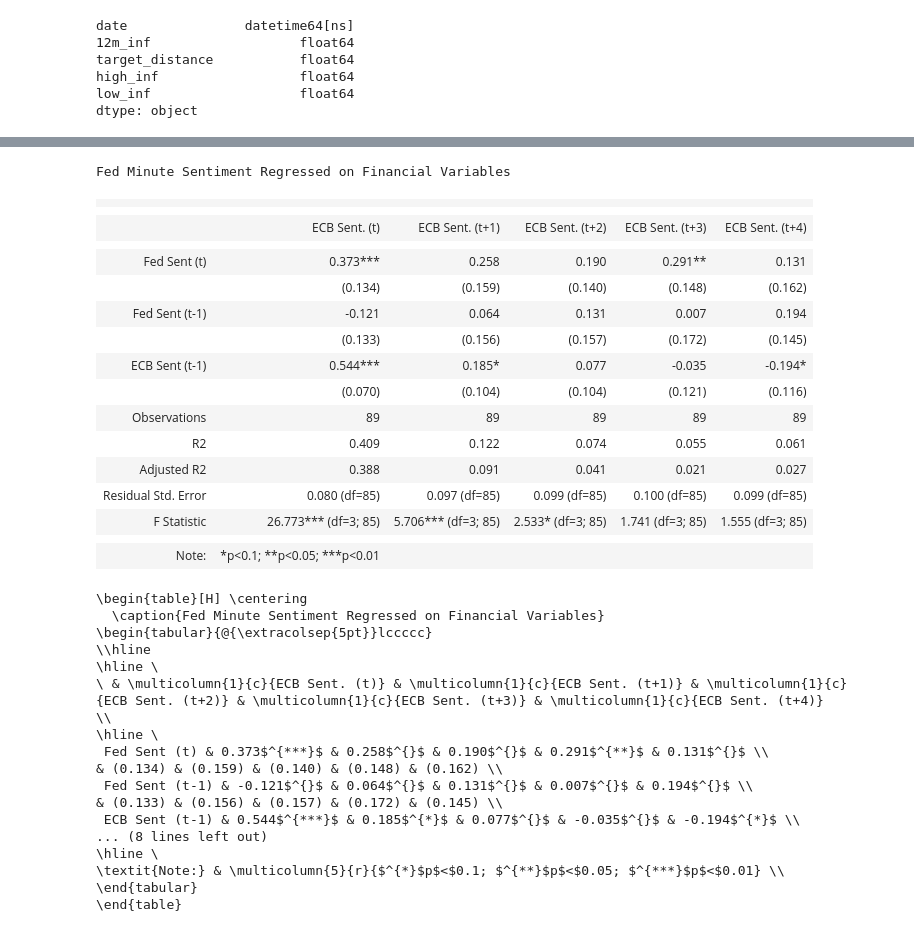
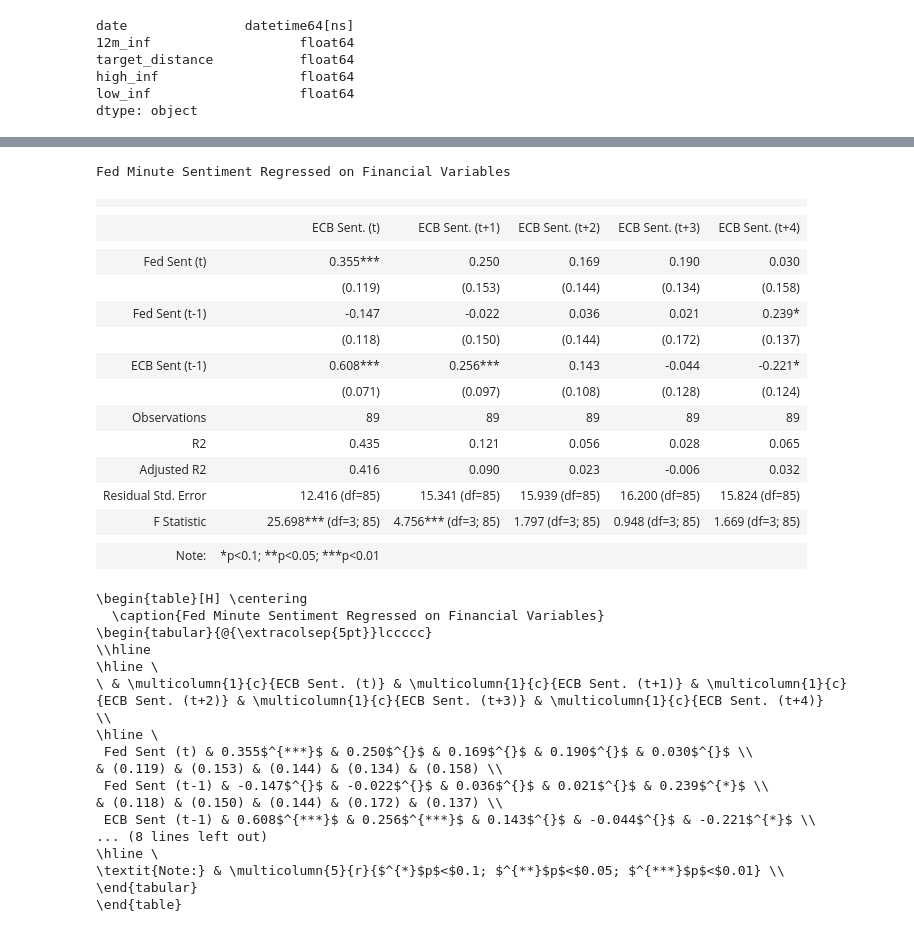
Before and after one commit to KyleNabors/Central-Bank-FinBERT-Analysis, a Jupyter notebook: Sentiment Graphs and Regressions.ipynb, the cells around one changed output, grey strips where cells are left out. Saved outputs shown, nothing was run; the diff lists cells and outputs as text; code cells hidden in the pictures.

```diff
--- a/Sentiment Graphs and Regressions.ipynb
+++ b/Sentiment Graphs and Regressions.ipynb
@@ -120,9 +120,9 @@ for i in range(len(url_map)):
 
     # By Length
 
-    # sent = sent[["date", "sentiment", "len"]]
-    # sent["sentiment"] = sent["sentiment"] * sent["len"]
-    # sent = sent.drop(columns=["len"])
+    sent = sent[["date", "sentiment", "len"]]
+    sent["sentiment"] = sent["sentiment"] * sent["len"]
+    sent = sent.drop(columns=["len"])
 
     sent = sent[["date", "sentiment"]]
 
@@ -161,11 +161,11 @@ for i in range(len(url_map)):
     sent = sent.rename(columns={"sentiment": url_map["document"][i]})
     sentiment = pd.merge(sentiment, sent, how="outer", left_on="date", right_on="date")
 # %%
-fedfunds = pd.read_csv(
-    "/Users/kylenabors/Documents/Database/Market Data/Fed Funds/Fed Funds.csv"
-)
-fedfunds["date"] = pd.to_datetime(fedfunds["date"])
-sentiment = pd.merge(sentiment, fedfunds, how="left", left_on="date", right_on="date")
+# fedfunds = pd.read_csv(
+#     "/Users/kylenabors/Documents/Database/Market Data/Fed Funds/Fed Funds.csv"
+# )
+# fedfunds["date"] = pd.to_datetime(fedfunds["date"])
+# sentiment = pd.merge(sentiment, fedfunds, how="left", left_on="date", right_on="date")
 # %%
 stocks = sentiment.copy(deep=True)
 stocks = stocks[["date", "sp500_return", "stoxx"]]
@@ -210,6 +210,10 @@ for i in range(0, 5):
     sentiment[f"volatility_lag_{i}"] = sentiment["volatility"].shift(i)
     sentiment[f"fsi_lag_{i}"] = sentiment["fsi"].shift(i)
     sentiment[f"press_conferences_lag_{i}"] = sentiment["press_conferences"].shift(i)
+    sentiment[f"fedfunds_lag_{i}"] = sentiment["fedfunds"].shift(i)
+    sentiment[f"euro_funds_lag_{i}"] = sentiment["euro_funds"].shift(i)
+    sentiment[f"fedfunds_forward_{i}"] = sentiment["fedfunds"].shift(-i)
+    sentiment[f"euro_funds_forward_{i}"] = sentiment["euro_funds"].shift(-i)
 # %%
 sentiment = pd.merge(sentiment, stocks, how="left", left_on="date", right_on="date")
 # %%
@@ -464,48 +463,44 @@ stargazer.custom_columns(
 )
 
 stargazer.covariate_order(
     [
         "fed_minutes",
         "fed_minutes_1",
         "press_conferences_1",
     ]
 )
 
 stargazer.rename_covariates(
     {
         "fed_minutes": "Fed Sent (t)",
         "fed_minutes_1": "Fed Sent (t-1)",
         "press_conferences_1": "ECB Sent (t-1)",
     }
 )
 # Display the Stargazer output
 display(HTML(stargazer.render_html()))
 
 # Modify the LaTeX output to remove all \\[-1.8ex]
 latex_output = stargazer.render_latex().replace("\\[-1.8ex]", "")
 latex_output = latex_output.replace("!htbp", "H")
 print(latex_output)
-
-# Output to picture
-pystout(latex_output, output=f"{output_path}/Regression {reg_count}.png", dpi=500)
-reg_count += 1
 # %% [output]
 Fed Minute Sentiment Regressed on Financial Variables
 |  |  |  |  |  |  |
 |  |
 |  | ECB Sent. (t) | ECB Sent. (t+1) | ECB Sent. (t+2) | ECB Sent. (t+3) | ECB Sent. (t+4) |
 |  |  |  |  |  |  |
-| Fed Sent (t) | 0.373*** | 0.258 | 0.190 | 0.291** | 0.131 |
-|  | (0.134) | (0.159) | (0.140) | (0.148) | (0.162) |
-| Fed Sent (t-1) | -0.121 | 0.064 | 0.131 | 0.007 | 0.194 |
-|  | (0.133) | (0.156) | (0.157) | (0.172) | (0.145) |
-| ECB Sent (t-1) | 0.544*** | 0.185* | 0.077 | -0.035 | -0.194* |
-|  | (0.070) | (0.104) | (0.104) | (0.121) | (0.116) |  |  |  |  |  |  |
+| Fed Sent (t) | 0.355*** | 0.250 | 0.169 | 0.190 | 0.030 |
+|  | (0.119) | (0.153) | (0.144) | (0.134) | (0.158) |
+| Fed Sent (t-1) | -0.147 | -0.022 | 0.036 | 0.021 | 0.239* |
+|  | (0.118) | (0.150) | (0.144) | (0.172) | (0.137) |
+| ECB Sent (t-1) | 0.608*** | 0.256*** | 0.143 | -0.044 | -0.221* |
+|  | (0.071) | (0.097) | (0.108) | (0.128) | (0.124) |  |  |  |  |  |  |
 | Observations | 89 | 89 | 89 | 89 | 89 |
-| R2 | 0.409 | 0.122 | 0.074 | 0.055 | 0.061 |
-| Adjusted R2 | 0.388 | 0.091 | 0.041 | 0.021 | 0.027 |
-| Residual Std. Error | 0.080 (df=85) | 0.097 (df=85) | 0.099 (df=85) | 0.100 (df=85) | 0.099 (df=85) |
-| F Statistic | 26.773*** (df=3; 85) | 5.706*** (df=3; 85) | 2.533* (df=3; 85) | 1.741 (df=3; 85) | 1.555 (df=3; 85) |
+| R2 | 0.435 | 0.121 | 0.056 | 0.028 | 0.065 |
+| Adjusted R2 | 0.416 | 0.090 | 0.023 | -0.006 | 0.032 |
+| Residual Std. Error | 12.416 (df=85) | 15.341 (df=85) | 15.939 (df=85) | 16.200 (df=85) | 15.824 (df=85) |
+| F Statistic | 25.698*** (df=3; 85) | 4.756*** (df=3; 85) | 1.797 (df=3; 85) | 0.948 (df=3; 85) | 1.669 (df=3; 85) |
 |  |  |  |  |  |  |
 | Note: | *p<0.1; **p<0.05; ***p<0.01 |  |  |  |  |
 \begin{table}[H] \centering
@@ -515,11 +510,11 @@ Fed Minute Sentiment Regressed on Financial Variables
 \hline \
 \ & \multicolumn{1}{c}{ECB Sent. (t)} & \multicolumn{1}{c}{ECB Sent. (t+1)} & \multicolumn{1}{c}{ECB Sent. (t+2)} & \multicolumn{1}{c}{ECB Sent. (t+3)} & \multicolumn{1}{c}{ECB Sent. (t+4)}  \\
 \hline \
- Fed Sent (t) & 0.373$^{***}$ & 0.258$^{}$ & 0.190$^{}$ & 0.291$^{**}$ & 0.131$^{}$ \\
-& (0.134) & (0.159) & (0.140) & (0.148) & (0.162) \\
- Fed Sent (t-1) & -0.121$^{}$ & 0.064$^{}$ & 0.131$^{}$ & 0.007$^{}$ & 0.194$^{}$ \\
-& (0.133) & (0.156) & (0.157) & (0.172) & (0.145) \\
- ECB Sent (t-1) & 0.544$^{***}$ & 0.185$^{*}$ & 0.077$^{}$ & -0.035$^{}$ & -0.194$^{*}$ \\
+ Fed Sent (t) & 0.355$^{***}$ & 0.250$^{}$ & 0.169$^{}$ & 0.190$^{}$ & 0.030$^{}$ \\
+& (0.119) & (0.153) & (0.144) & (0.134) & (0.158) \\
+ Fed Sent (t-1) & -0.147$^{}$ & -0.022$^{}$ & 0.036$^{}$ & 0.021$^{}$ & 0.239$^{*}$ \\
+& (0.118) & (0.150) & (0.144) & (0.172) & (0.137) \\
+ ECB Sent (t-1) & 0.608$^{***}$ & 0.256$^{***}$ & 0.143$^{}$ & -0.044$^{}$ & -0.221$^{*}$ \\
 ... (8 lines left out)
 \hline \
 \textit{Note:} & \multicolumn{5}{r}{$^{*}$p$<$0.1; $^{**}$p$<$0.05; $^{***}$p$<$0.01} \\
```
Also changed, not shown: parts of 18 cells of this notebook.
